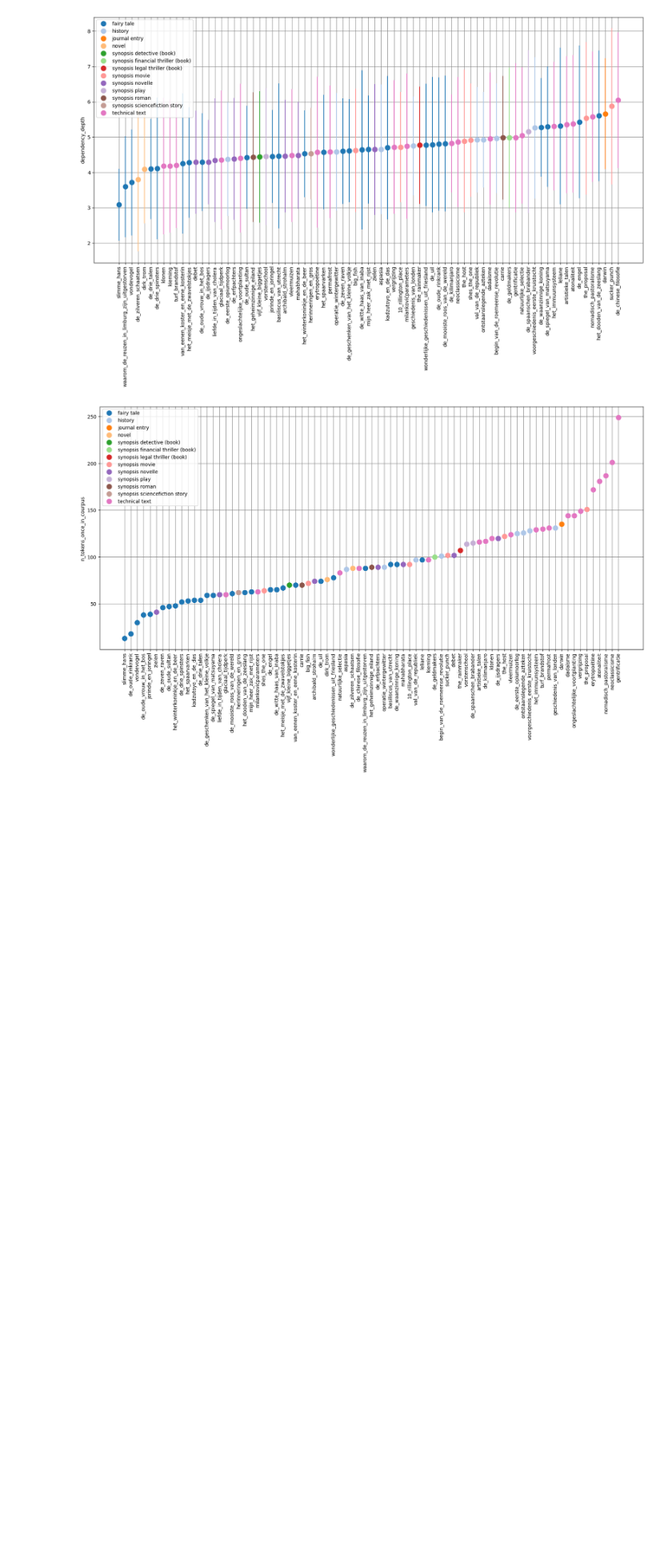
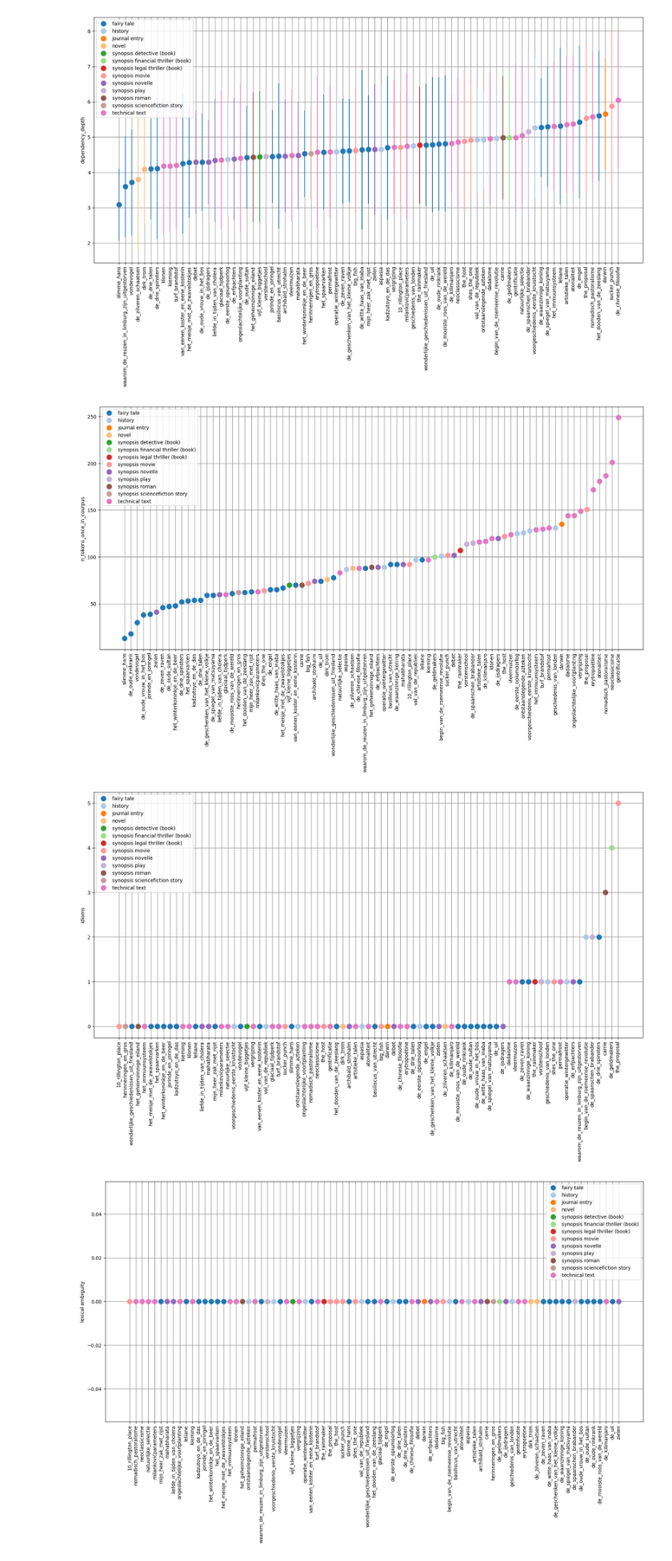
Before and after one commit to saraoe/natural-stories-dutch, a Jupyter notebook: summarize_descriptives.ipynb, the cells around one changed output. Shown at 80% size. Saved outputs shown, nothing was run; the diff lists cells and outputs as text; code cells hidden in the pictures; blank space fills up the shorter version.

```diff
--- a/summarize_descriptives.ipynb
+++ b/summarize_descriptives.ipynb
@@ -11,7 +12,7 @@ descriptives = pd.read_csv("data/corpus_descriptives.csv")
 # %% [markdown]
 ### Plot descriptives
 # %%
-def plot_descriptives(df: pd.DataFrame, parameter: str, save_fig: bool = True):
+def plot_descriptives(df: pd.DataFrame, parameter: str, save_fig: bool=false):
     if f"{parameter}_mean" in df.columns:
         df = df.sort_values(by=f"{parameter}_mean")
     else:
@@ -61,3 +80,18 @@ for parameter in plot_parameters:
 [figure]
 [figure]
 [figure]
+# %%
+# text parameters contructed by RAs
+plot_parameters = [
+        "idioms",
+        "lexical ambiguity",
+        "syntactic ambiguity",
+        "metaphores + figurative language",
+        "unique unknown words"
+    ]
+
+for parameter in plot_parameters:
+    plot_descriptives(descriptives, parameter, save_fig=False)
+# %% [output]
+[figure, added]
+[figure, added]
```
Also changed, not shown: parts of 4 cells of this notebook, 6 other files.
